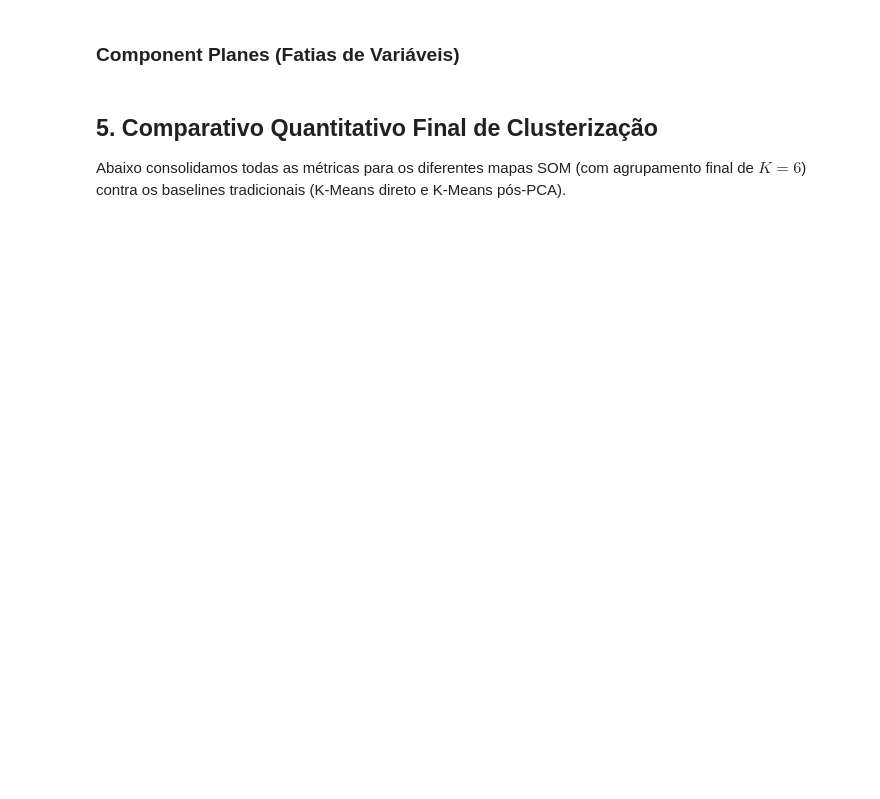
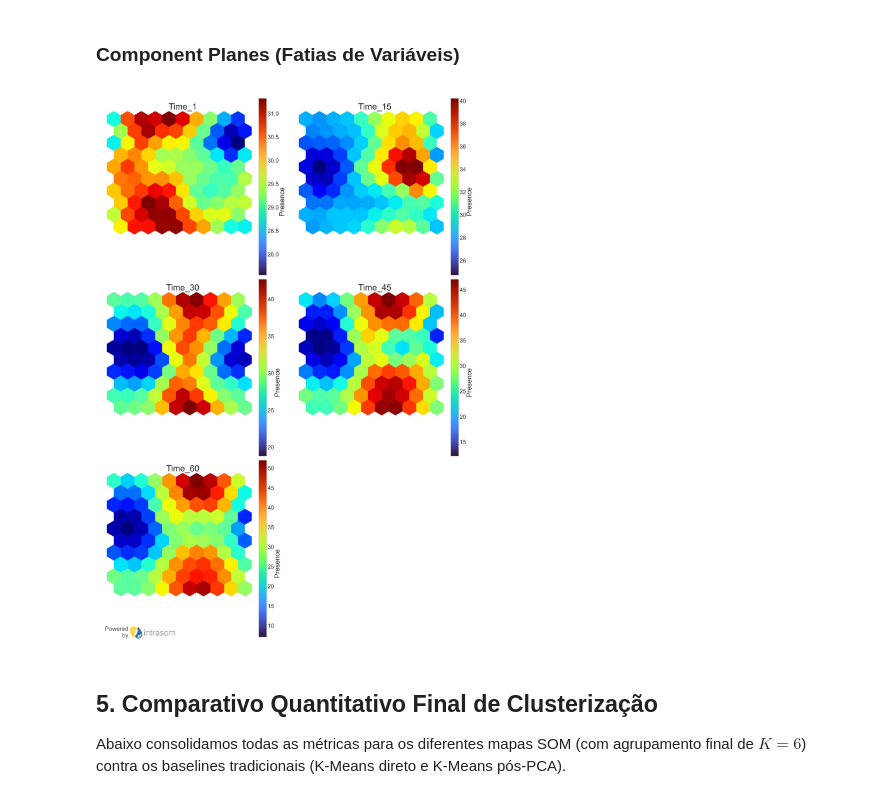
Before and after one commit to takaokensei/intrasom-kohonen, a Jupyter notebook: notebooks/seminario_intrasom_synthetic_control.ipynb, the cells around one changed output. Saved outputs shown, nothing was run; the diff lists cells and outputs as text; code cells hidden in the pictures; blank space fills up the shorter version.

```diff
--- a/notebooks/seminario_intrasom_synthetic_control.ipynb
+++ b/notebooks/seminario_intrasom_synthetic_control.ipynb
@@ -91,10 +122,12 @@ plt.show()
 ### Component Planes (Fatias de Variáveis)
 # %%
 plt.figure(figsize=(10, 8), dpi=150)
-img = Image.open("../outputs/figures/som_component_Component_plots_collage_page1.jpg")
+img = Image.open("../outputs/figures/Component_plots_collage_page1.jpg")
 plt.imshow(img)
 plt.axis('off')
 plt.show()
+# %% [output]
+[figure, added]
 # %% [markdown]
 ## 5. Comparativo Quantitativo Final de Clusterização
 Abaixo consolidamos todas as métricas para os diferentes mapas SOM (com agrupamento final de $K=6$) contra os baselines tradicionais (K-Means direto e K-Means pós-PCA).
```
Also changed, not shown: parts of 10 cells of this notebook, 21 other files.
